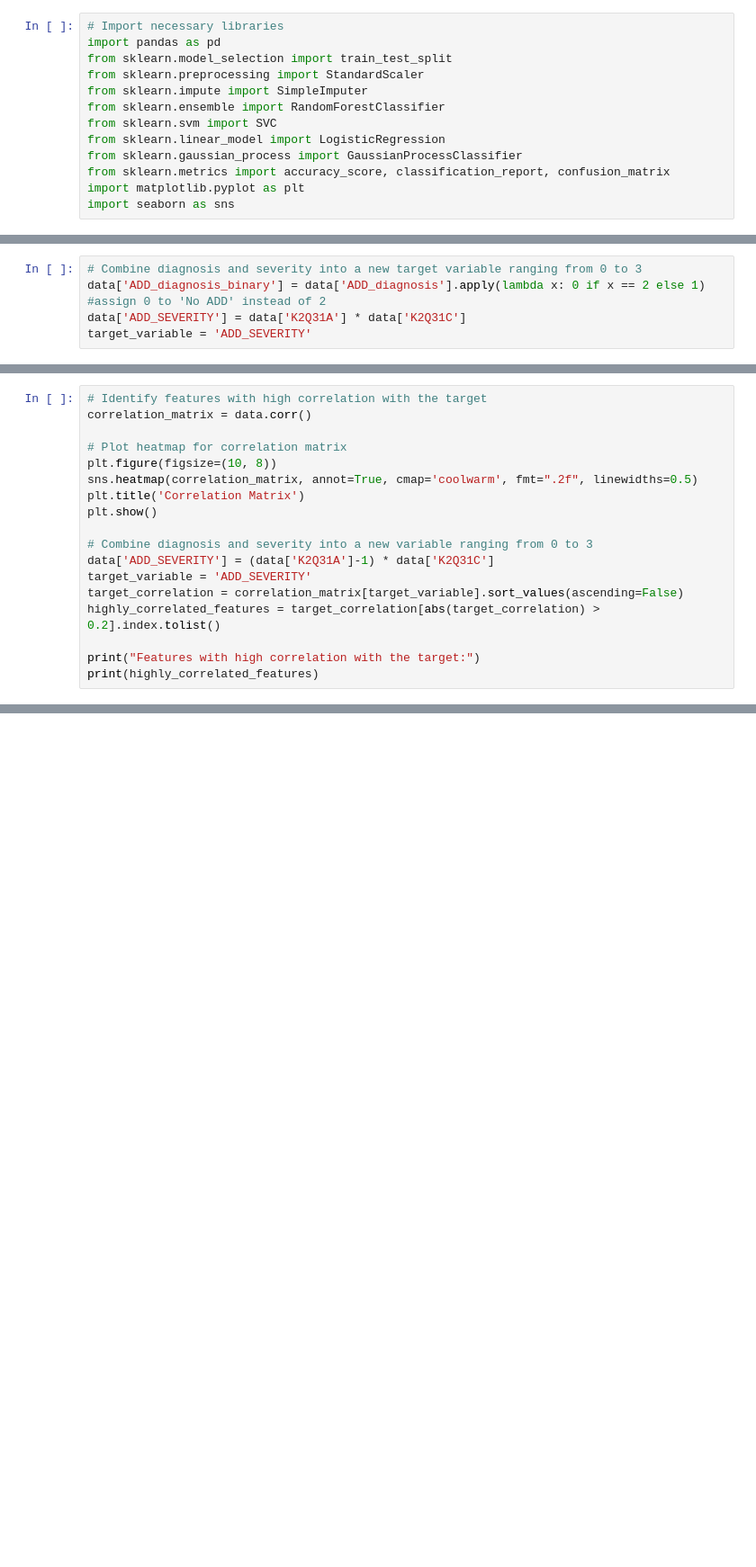
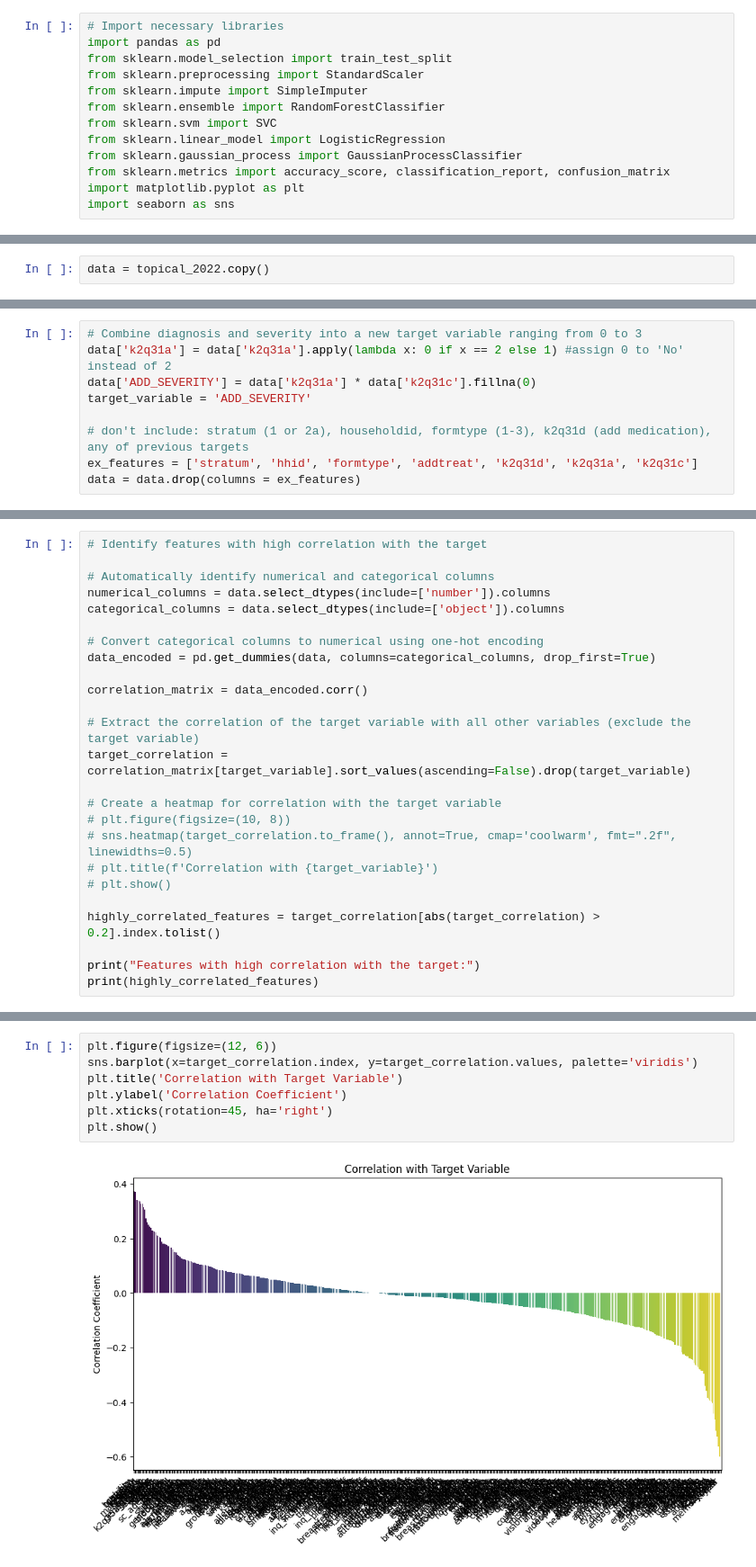
Before and after one commit to michaelyg18/CS524-ADHD, a Jupyter notebook: CS524_ADD_Prediction.ipynb, the cells around one changed output, grey strips where cells are left out. Shown at 90% size. Drawn from its saved outputs; the diff is of its cells as text; blank space fills up the shorter version.

```diff
--- a/CS524_ADD_Prediction.ipynb
+++ b/CS524_ADD_Prediction.ipynb
@@ -36,2 +28,4 @@ Index(['fipsst', 'stratum', 'hhid', 'formtype', 'totkids_r', 'tenure',
+# %%
+data = topical_2022.copy()
 # %%
 # Pre-processing
@@ -40,5 +34,9 @@ data_final = pd.DataFrame(imputer.fit_transform(data_final), columns = data_fina
 # %%
 # Combine diagnosis and severity into a new target variable ranging from 0 to 3
-data['ADD_diagnosis_binary'] = data['ADD_diagnosis'].apply(lambda x: 0 if x == 2 else 1) #assign 0 to 'No ADD' instead of 2
-data['ADD_SEVERITY'] = data['K2Q31A'] * data['K2Q31C']
+data['k2q31a'] = data['k2q31a'].apply(lambda x: 0 if x == 2 else 1) #assign 0 to 'No' instead of 2
+data['ADD_SEVERITY'] = data['k2q31a'] * data['k2q31c'].fillna(0)
 target_variable = 'ADD_SEVERITY'
+
+# don't include: stratum (1 or 2a), householdid, formtype (1-3), k2q31d (add medication), any of previous targets
+ex_features = ['stratum', 'hhid', 'formtype', 'addtreat', 'k2q31d', 'k2q31a', 'k2q31c']
+data = data.drop(columns = ex_features)
@@ -45,17 +49,24 @@ target_variable = 'ADD_SEVERITY'
 # %%
 # Identify features with high correlation with the target
-correlation_matrix = data.corr()
 
-# Plot heatmap for correlation matrix
-plt.figure(figsize=(10, 8))
-sns.heatmap(correlation_matrix, annot=True, cmap='coolwarm', fmt=".2f", linewidths=0.5)
-plt.title('Correlation Matrix')
-plt.show()
+# Automatically identify numerical and categorical columns
+numerical_columns = data.select_dtypes(include=['number']).columns
+categorical_columns = data.select_dtypes(include=['object']).columns
 
-# Combine diagnosis and severity into a new variable ranging from 0 to 3
-data['ADD_SEVERITY'] = (data['K2Q31A']-1) * data['K2Q31C']
-target_variable = 'ADD_SEVERITY'
-target_correlation = correlation_matrix[target_variable].sort_values(ascending=False)
+# Convert categorical columns to numerical using one-hot encoding
+data_encoded = pd.get_dummies(data, columns=categorical_columns, drop_first=True)
+
+correlation_matrix = data_encoded.corr()
+
+# Extract the correlation of the target variable with all other variables (exclude the target variable)
+target_correlation = correlation_matrix[target_variable].sort_values(ascending=False).drop(target_variable)
+
+# Create a heatmap for correlation with the target variable
+# plt.figure(figsize=(10, 8))
+# sns.heatmap(target_correlation.to_frame(), annot=True, cmap='coolwarm', fmt=".2f", linewidths=0.5)
+# plt.title(f'Correlation with {target_variable}')
+# plt.show()
+
 highly_correlated_features = target_correlation[abs(target_correlation) > 0.2].index.tolist()
 
 print("Features with high correlation with the target:")
@@ -63,3 +77,12 @@ print(highly_correlated_features)
+# %%
+plt.figure(figsize=(12, 6))
+sns.barplot(x=target_correlation.index, y=target_correlation.values, palette='viridis')
+plt.title('Correlation with Target Variable')
+plt.ylabel('Correlation Coefficient')
+plt.xticks(rotation=45, ha='right')
+plt.show()
+# %% [output]
+[figure, added]
 # %%
 # Select relevant features and target variables
 # all demographic and screening variables
```
Also changed, not shown: parts of 7 cells of this notebook.
